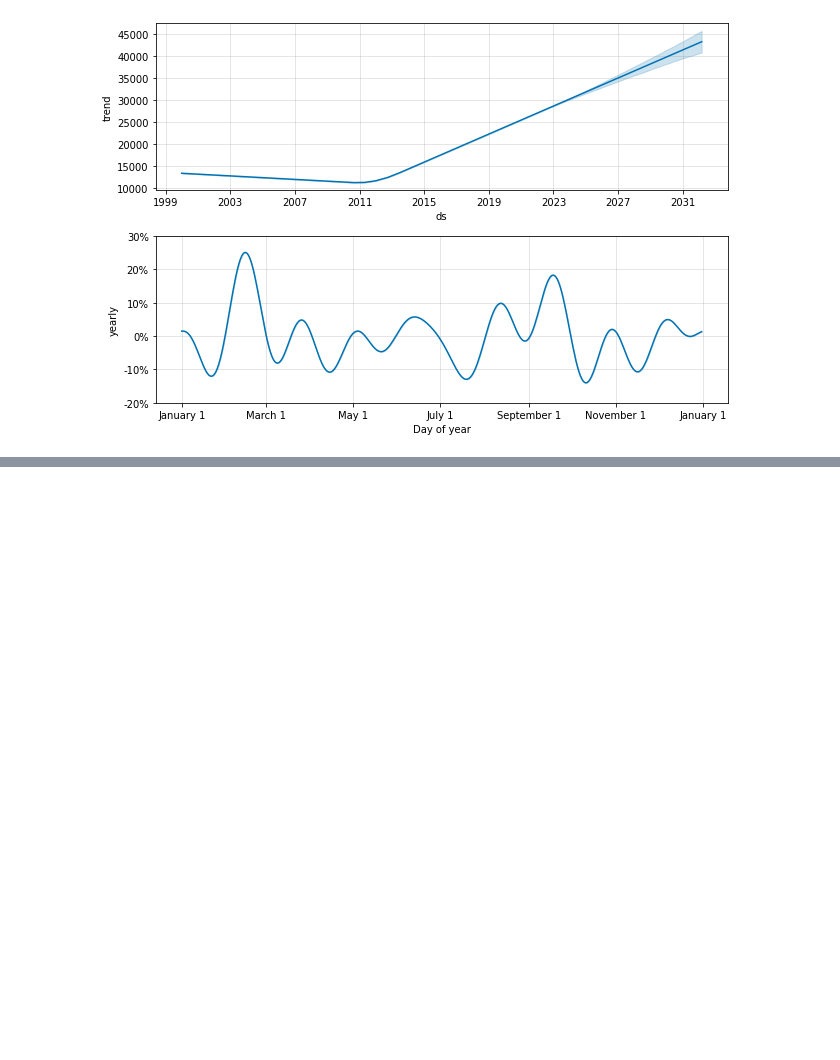
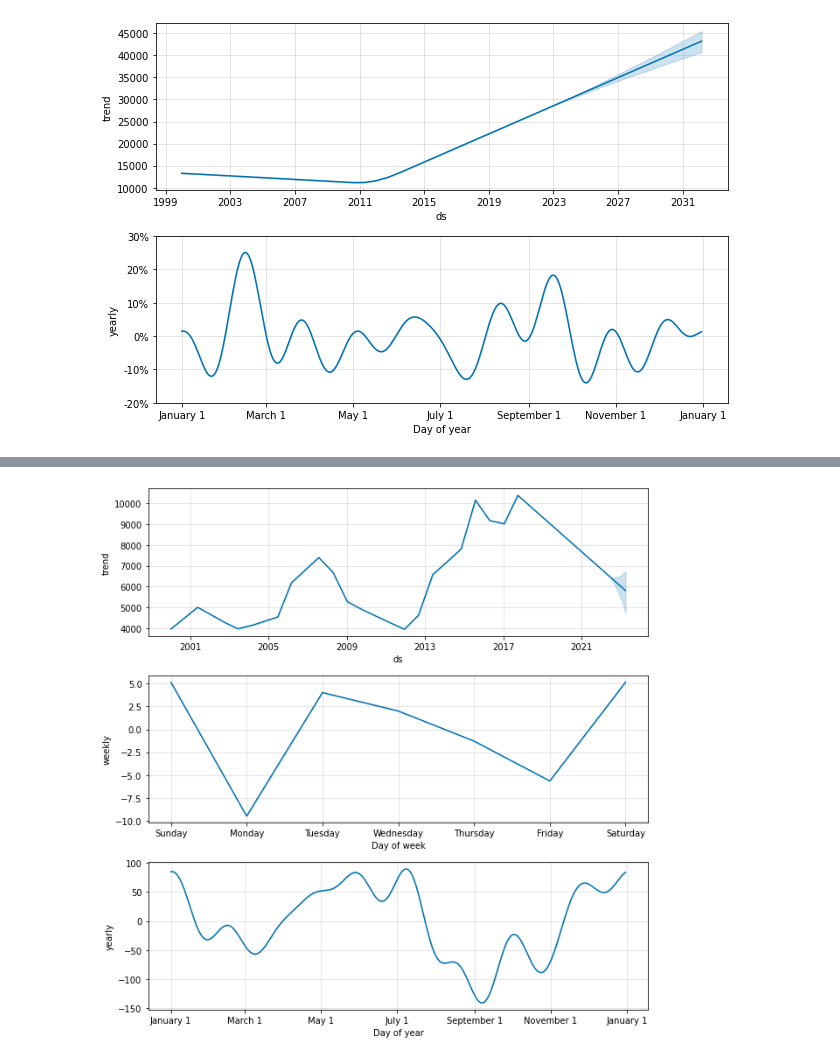
Before and after one commit to ransan102/Stock_price_prediction_app, a Jupyter notebook: ml/test.ipynb, the cells around one changed output, grey strips where cells are left out. Cells and saved outputs as stored; diff of their text form; code cells hidden in the pictures; blank space fills up the shorter version.

```diff
--- a/ml/test.ipynb
+++ b/ml/test.ipynb
@@ -106,0 +188,4 @@ fig2 = m.plot_components(forecast)
+# %%
+fig2 = m.plot_components(forecast)
+# %% [output]
+[figure, added]
```
Also changed, not shown: parts of 22 cells of this notebook, 4 other files.
